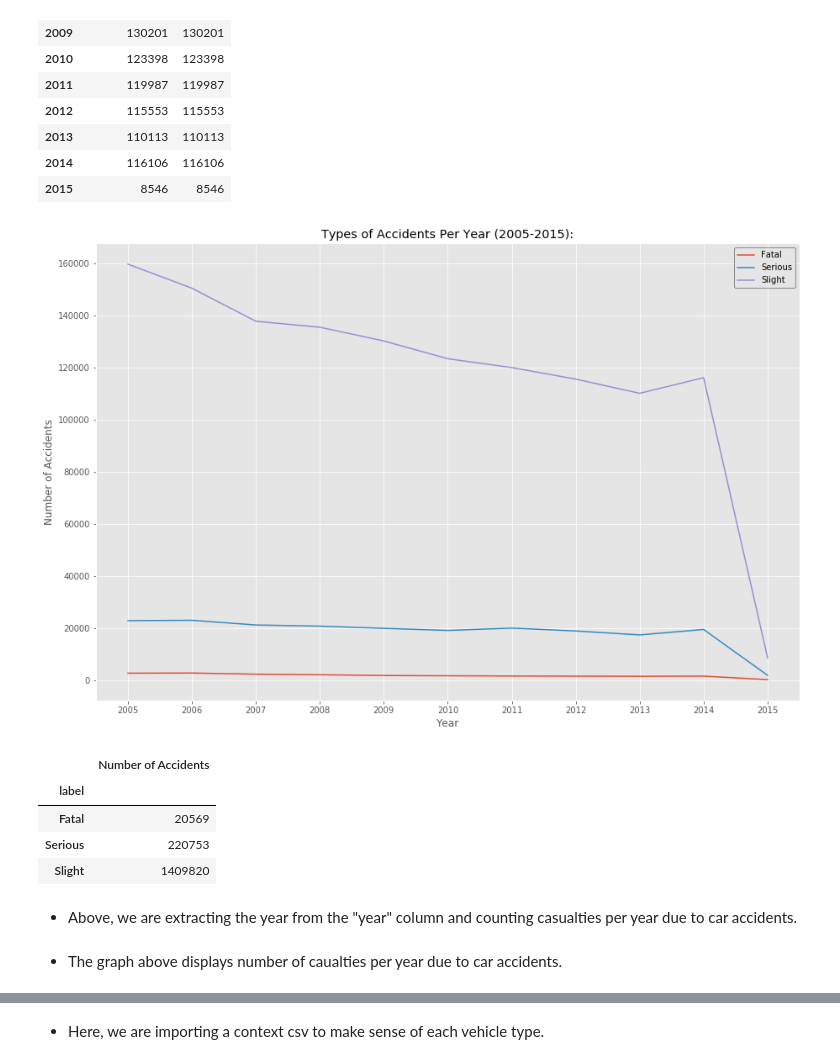
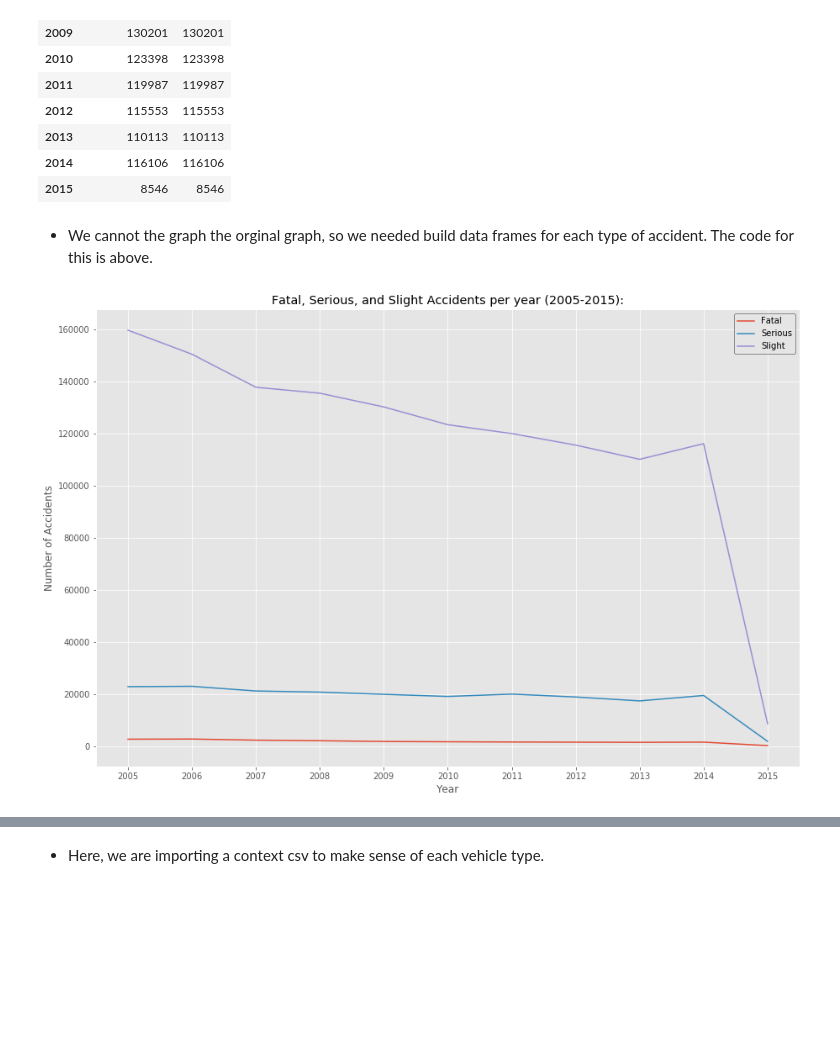
Before and after one commit to baybailz/Project-One-UNCC-Bootcamp, a Jupyter notebook: Code/bailey_final.ipynb, the cells around one changed output, grey strips where cells are left out. Saved outputs shown, nothing was run; the diff lists cells and outputs as text; code cells hidden in the pictures; blank space fills up the shorter version.

```diff
--- a/Code/bailey_cleaning.ipynb
+++ b/Code/bailey_final.ipynb
@@ -408,29 +409,19 @@ yearly_slight_counts
 | 2013 | 110113 | 110113 |
 | 2014 | 116106 | 116106 |
 | 2015 | 8546 | 8546 |
+# %% [markdown]
+* We cannot the graph the orginal graph, so we needed build data frames for each type of accident. The code for this is above.
 # %%
 plt.figure(figsize=(15,10))
 plt.plot(accidents_per_yr['Year'], yearly_fatal_counts["Accident_Index"], label = 'Year')
 plt.plot(accidents_per_yr['Year'], yearly_serious_counts["Accident_Index"], label = 'Year')
 plt.plot(accidents_per_yr['Year'], yearly_slight_counts["Accident_Index"], label = 'Year')
-plt.title('Types of Accidents Per Year (2005-2015):')
+plt.title('Fatal, Serious, and Slight Accidents per year (2005-2015):')
 plt.xlabel("Year")
 plt.ylabel("Number of Accidents")
 plt.style.use("ggplot")
 plt.show
 plt.savefig('Types_of_Accidents_per_year.png')
 lgnd = plt.legend(("Fatal","Serious","Slight"), frameon = True, edgecolor = 'black')
 # %% [output]
-[figure, old version]
+[figure, new version]
-# %%
-## accident_severity_merged = pd.merge(organized_accidents, context_accident_severity, how="left", left_on="Accident_Severity", right_on="code")
-grouped_accident_serverity = accident_severity_merged.groupby("label")
-severity_counts = pd.DataFrame(grouped_accident_serverity["Accident_Index"].count())
-renamed_severity_counts = severity_counts.rename(columns={"Accident_Index":"Number of Accidents"})
-renamed_severity_counts
-# %% [output]
-|  | Number of Accidents |
-| label |  |
-| Fatal | 20569 |
-| Serious | 220753 |
-| Slight | 1409820 |
@@ -443,2 +427,0 @@ renamed_severity_counts
-# %% [markdown]
-* Above, we are extracting the year from the "year" column and counting casualties per year due to car accidents.
@@ -453,2 +427,0 @@ renamed_severity_counts
-# %% [markdown]
-* The graph above displays number of caualties per year due to car accidents.
```
Also changed, not shown: parts of 36 cells of this notebook, 3 other files.
